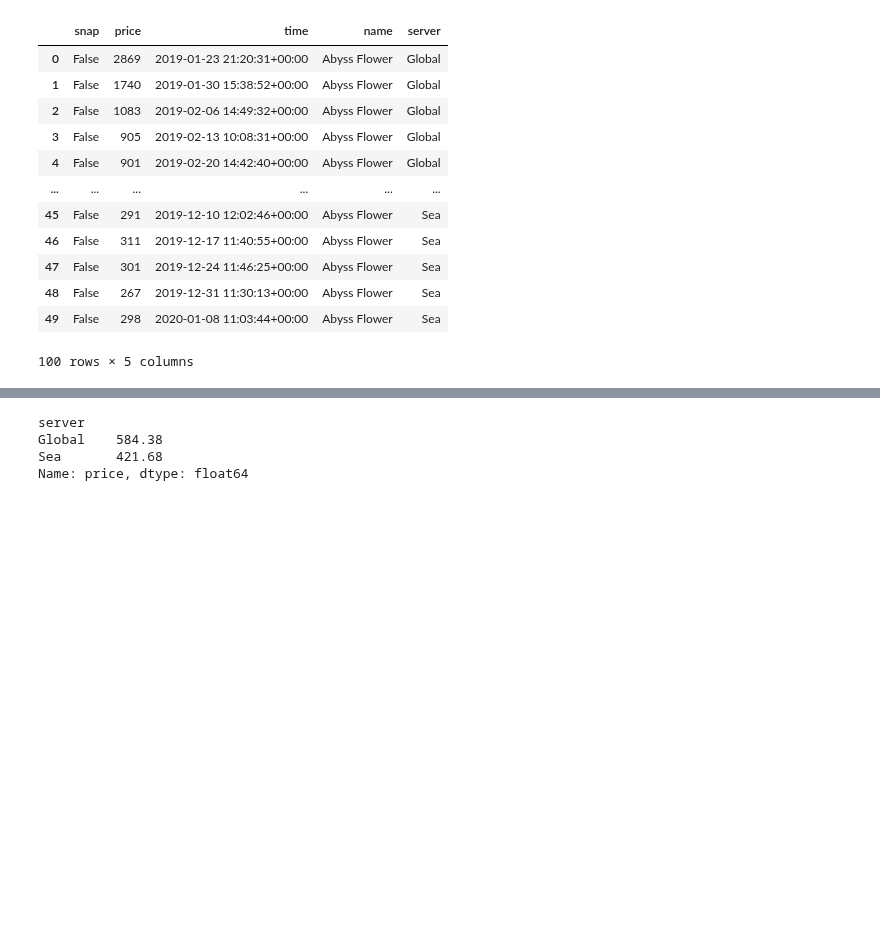
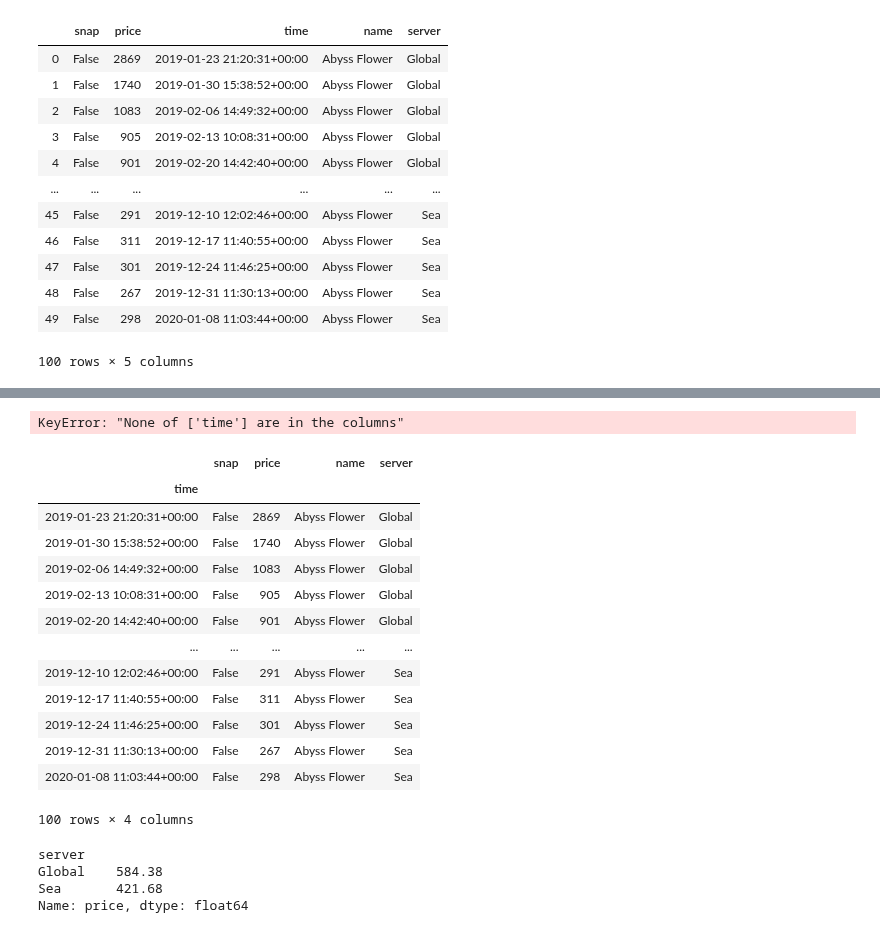
Before and after one commit to algakovic/ROMobile-MarketPrice-Timeseries-Analysis, a Jupyter notebook: SandboxROMExchangeAPI.ipynb, the cells around one changed output, grey strips where cells are left out. Cells and saved outputs as stored; diff of their text form; code cells hidden in the pictures; blank space fills up the shorter version.

```diff
--- a/SandboxROMExchangeAPI.ipynb
+++ b/SandboxROMExchangeAPI.ipynb
@@ -188,5 +186,27 @@ Data columns (total 5 columns):
 dtypes: bool(1), datetime64[ns, UTC](1), int64(1), object(2)
 memory usage: 4.0+ KB
+# %%
+# Set time as the index
+df1.set_index('time', inplace=True)
+# %% [output]
+KeyError: "None of ['time'] are in the columns"
+# %%
+df1
+# %% [output]
+|  | snap | price | name | server |
+| time |  |  |  |  |
+| 2019-01-23 21:20:31+00:00 | False | 2869 | Abyss Flower | Global |
+| 2019-01-30 15:38:52+00:00 | False | 1740 | Abyss Flower | Global |
+| 2019-02-06 14:49:32+00:00 | False | 1083 | Abyss Flower | Global |
+| 2019-02-13 10:08:31+00:00 | False | 905 | Abyss Flower | Global |
+| 2019-02-20 14:42:40+00:00 | False | 901 | Abyss Flower | Global |
+| ... | ... | ... | ... | ... |
+| 2019-12-10 12:02:46+00:00 | False | 291 | Abyss Flower | Sea |
+| 2019-12-17 11:40:55+00:00 | False | 311 | Abyss Flower | Sea |
+| 2019-12-24 11:46:25+00:00 | False | 301 | Abyss Flower | Sea |
+| 2019-12-31 11:30:13+00:00 | False | 267 | Abyss Flower | Sea |
+| 2020-01-08 11:03:44+00:00 | False | 298 | Abyss Flower | Sea |
+100 rows × 4 columns
 # %%
 # Groupby Server and aggregate price means:
 df1.groupby('server')['price'].mean()
```
Also changed, not shown: parts of 4 cells of this notebook, 1 other file.
